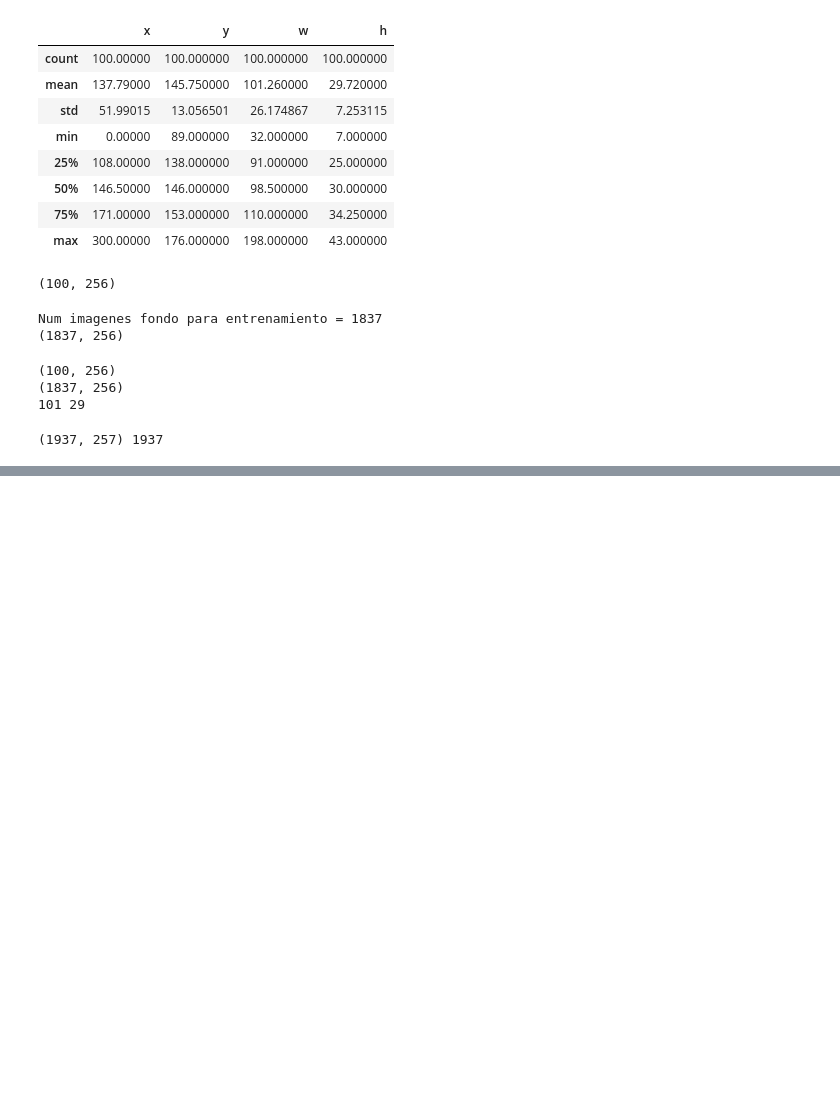
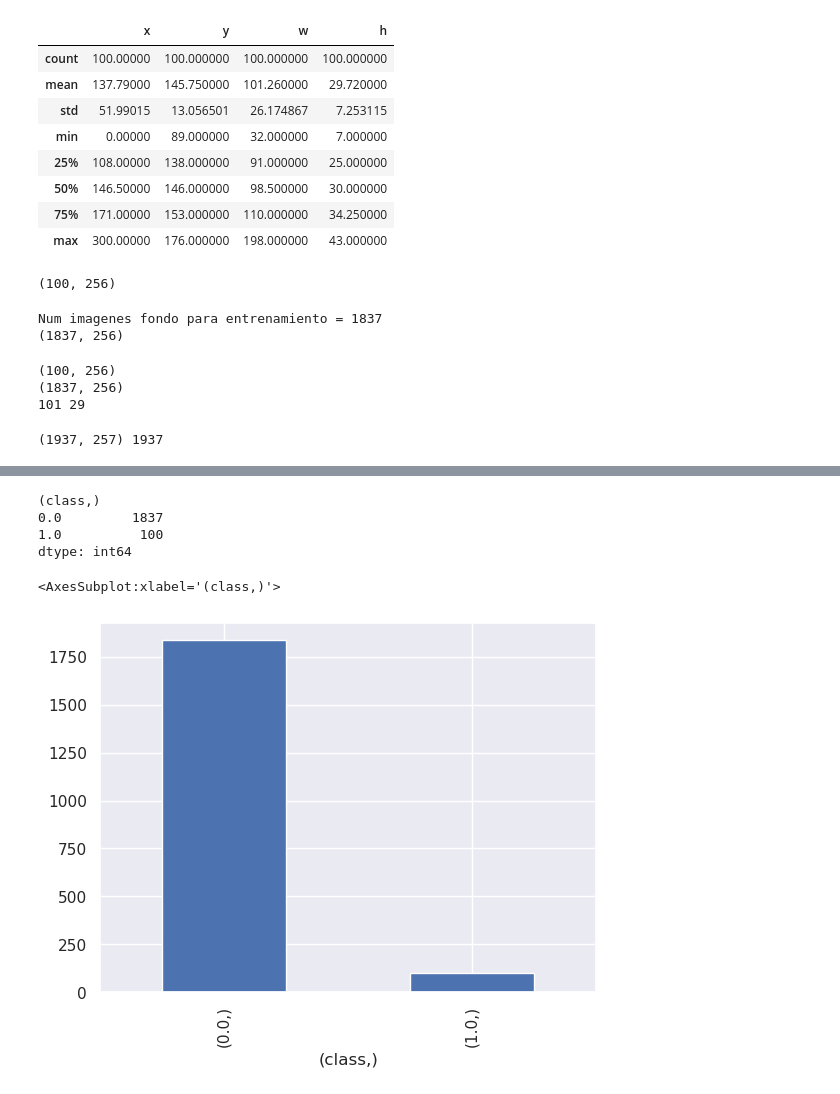
Before and after one commit to yonkeenn/projectCarPlateDetection, a Jupyter notebook: projectCarPlateDetection_CV.ipynb, the cells around one changed output, grey strips where cells are left out. Cells and saved outputs as stored; diff of their text form; code cells hidden in the pictures; blank space fills up the shorter version.

```diff
--- a/projectCarPlateDetection_CV.ipynb
+++ b/projectCarPlateDetection_CV.ipynb
@@ -574,6 +600,12 @@ Num imagenes fondo para entrenamiento = 1837
 #num_dimensiones = 128
 num_dimensiones = 256
 
+num_dimensiones = 256
+
+route_results_train_text_results =  '../BD2/results/text/'
+route_results_train_text =  '../BD2/results/text/entrenamiento'
+route_results_train_imagePlaca =  '../BD2/results/imagePlaca/'
+route_results_train_imageFondo =  '../BD2/results/imageFondo/'
 
 route_mask = '../BD2/placas/mask_'
 route_auto_mask = '../BD2/placas_automask/automask_'
@@ -620,5 +652,8 @@ print(dataset_arr.shape, len(dataset_arr))
 randomize = np.arange(len(dataset_arr))
 np.random.shuffle(randomize)
 dataset_arr = dataset_arr[randomize]
-dataset_arr
+col = [ "Bit"+str(i) for i in range(256)]
+col.append("class")
+df = pd.DataFrame(dataset_arr, columns = [col])
+df.head()
 # %% [output]
@@ -723,0 +749,15 @@ plt.legend();
+# %%
+# We need to check if there is outliers
+# 3. Target value revision
+
+df["class"].value_counts()
+# %% [output]
+(class,)
+0.0         1837
+1.0          100
+dtype: int64
+# %%
+df["class"].value_counts().sort_index().plot.bar()
+# %% [output]
+<AxesSubplot:xlabel='(class,)'>
+[figure, added]
```
Also changed, not shown: parts of 41 cells of this notebook.
